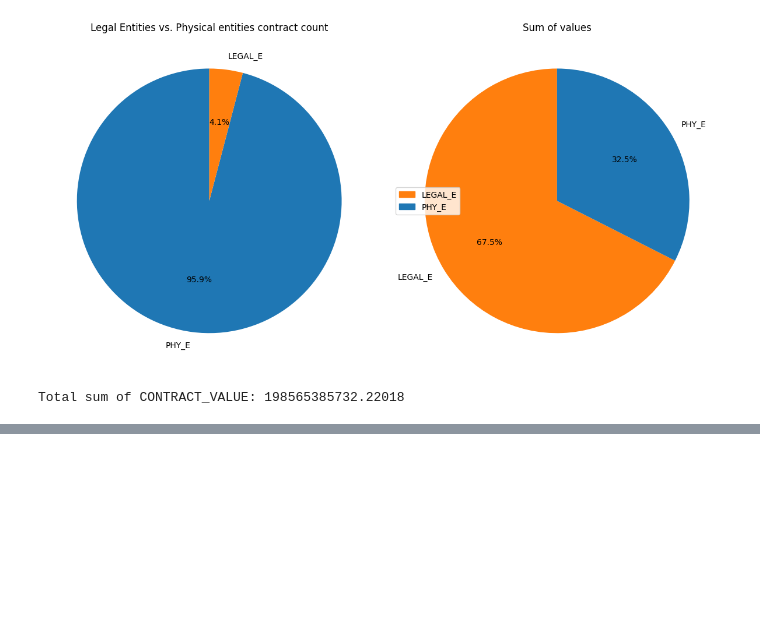
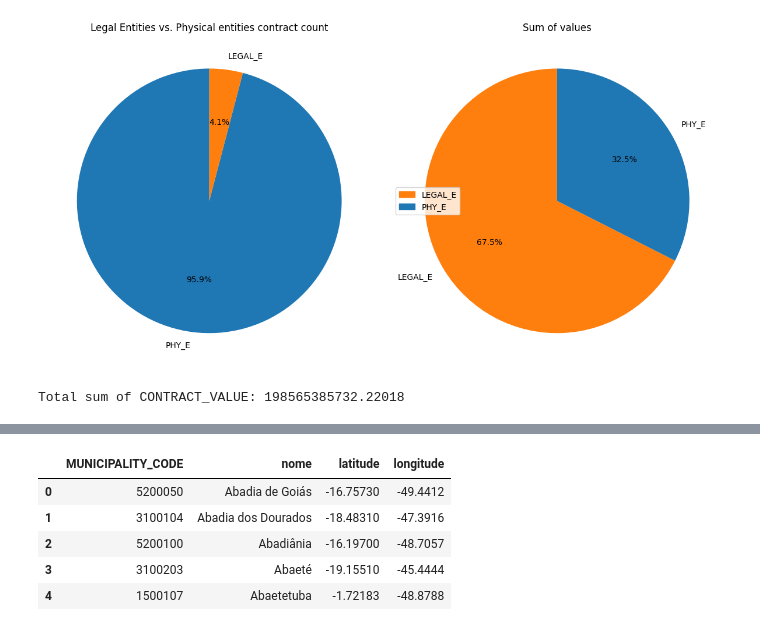
Before and after one commit to datajoedata/NE_FUND, a Jupyter notebook: Analysis_NEfund.ipynb, the cells around one changed output, grey strips where cells are left out. Saved outputs shown, nothing was run; the diff lists cells and outputs as text; code cells hidden in the pictures; blank space fills up the shorter version.

```diff
--- a/Analysis_NEfund.ipynb
+++ b/Analysis_NEfund.ipynb
@@ -311,0 +331,9 @@ plt.show()
+# %%
+city_dict_df.head()
+# %% [output]
+|  | MUNICIPALITY_CODE | nome | latitude | longitude |
+| 0 | 5200050 | Abadia de Goiás | -16.75730 | -49.4412 |
+| 1 | 3100104 | Abadia dos Dourados | -18.48310 | -47.3916 |
+| 2 | 5200100 | Abadiânia | -16.19700 | -48.7057 |
+| 3 | 3100203 | Abaeté | -19.15510 | -45.4444 |
+| 4 | 1500107 | Abaetetuba | -1.72183 | -48.8788 |
```
Also changed, not shown: parts of 12 cells of this notebook.
